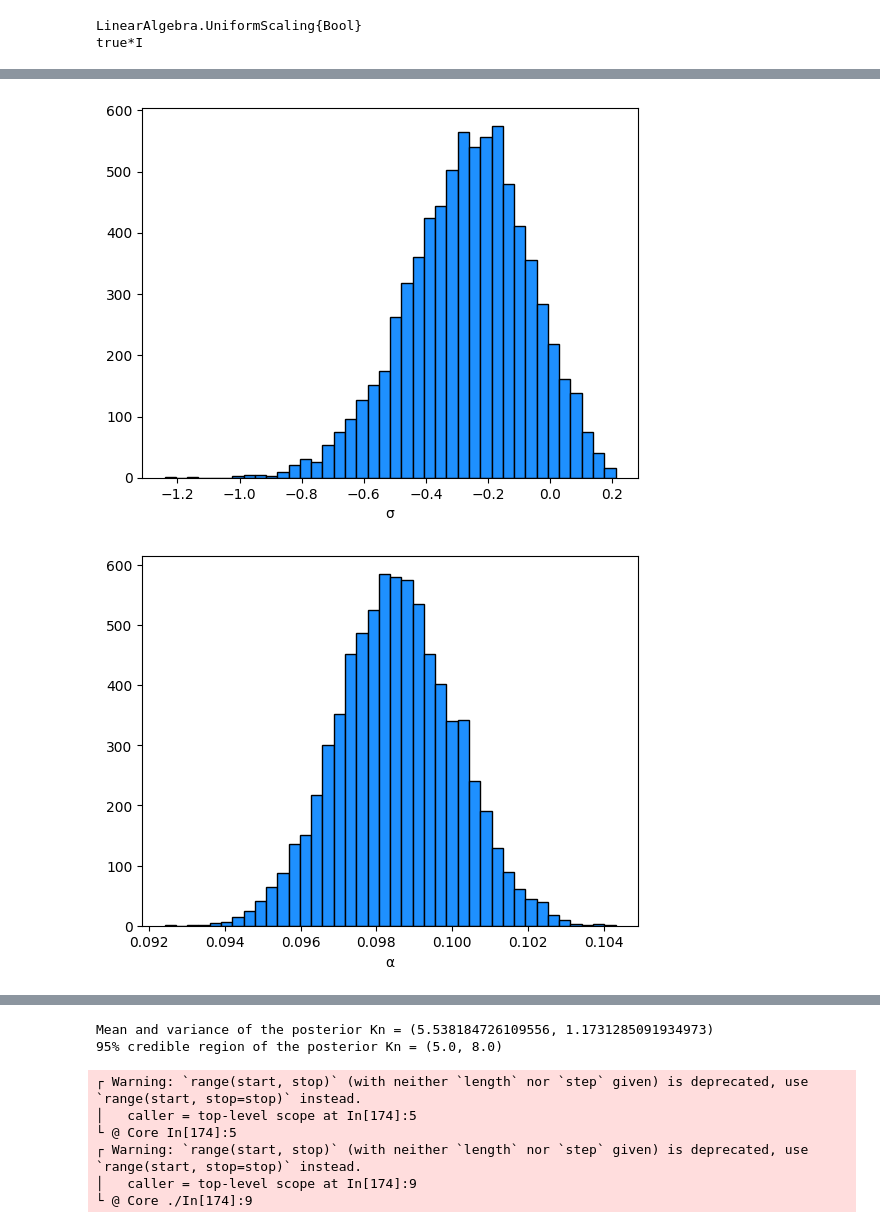
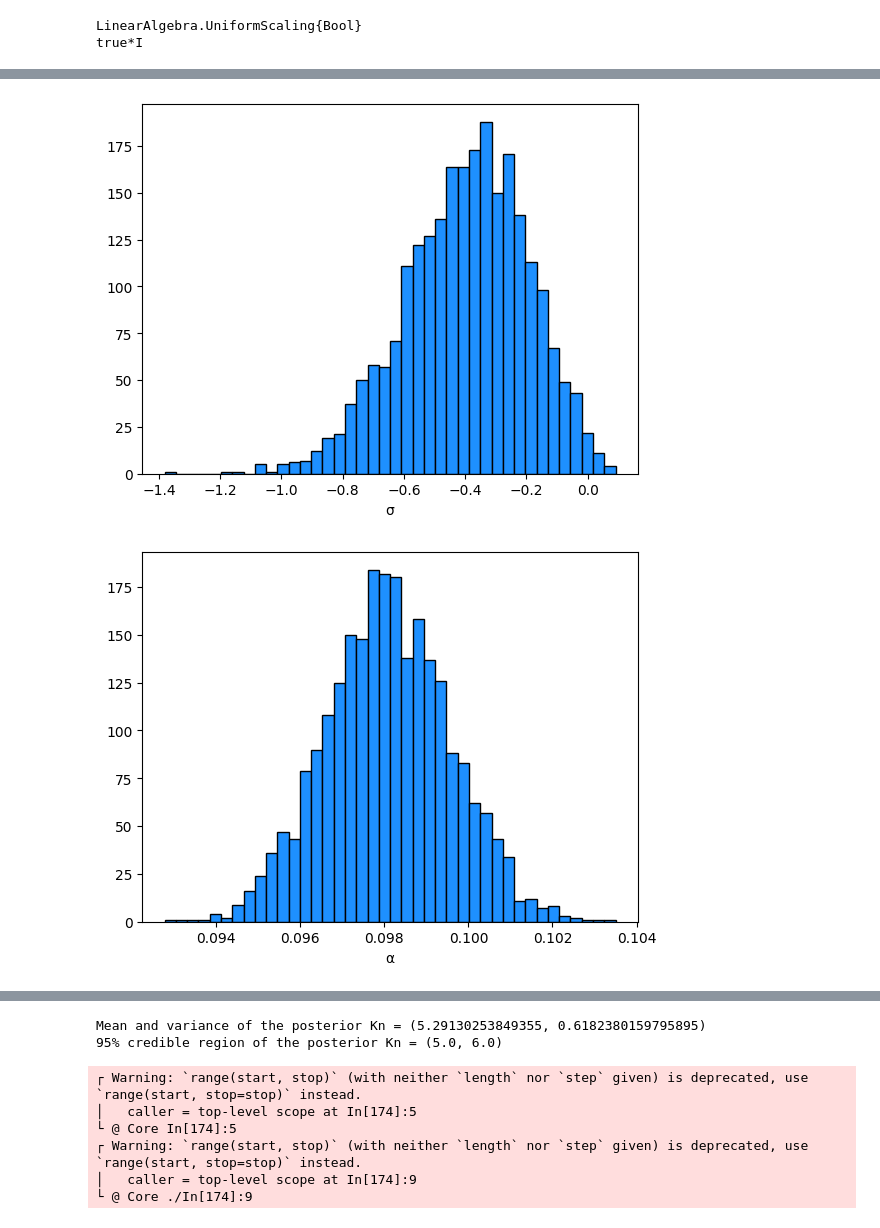
Before and after one commit to OxCSML-BayesNP/BNP_factorization_last, a Jupyter notebook: plot_results.ipynb, the cells around one changed output, grey strips where cells are left out. Drawn from its saved outputs; the diff is of its cells as text; code cells hidden in the pictures.

```diff
--- a/plot_results.ipynb
+++ b/plot_results.ipynb
@@ -106,6 +115,6 @@ All chains have 5000 iterations = true
 # %%
 # Concatenate values after burn
-burn = Int(T/2)
+burn = 1#Int(3*T/5)
 
 kn_array = vcat([chain[burn:T] for chain in values(n_active_list)]...);
 sigma_array = vcat([chain[burn:T] for chain in values(sigma_list)]...);
@@ -249,7 +258,7 @@ PyPlot.xlabel("τ")
 
 println(string("Mean and variance of the posterior Kn = (",
             mean(kn_array), ", ",
-            var(kn_array), ")") )
+            sqrt(var(kn_array)), ")") )
 
 println(string("95% credible region of the posterior Kn = (",
             quantile(kn_array, 0.0), ", ",
@@ -259,2 +268,2 @@ println(string("95% credible region of the posterior Kn = (",
-[figure, old version]
+[figure, new version]
-[figure, old version]
+[figure, new version]
@@ -262,5 +271,5 @@ println(string("95% credible region of the posterior Kn = (",
-Mean and variance of the posterior Kn = (5.538184726109556, 1.1731285091934973)
-95% credible region of the posterior Kn = (5.0, 8.0)
+Mean and variance of the posterior Kn = (5.29130253849355, 0.6182380159795895)
+95% credible region of the posterior Kn = (5.0, 6.0)
 # %%
 # Analysis of clusterings
 # Load variables of each chain
```
Also changed, not shown: parts of 7 cells of this notebook, 1 other file.
